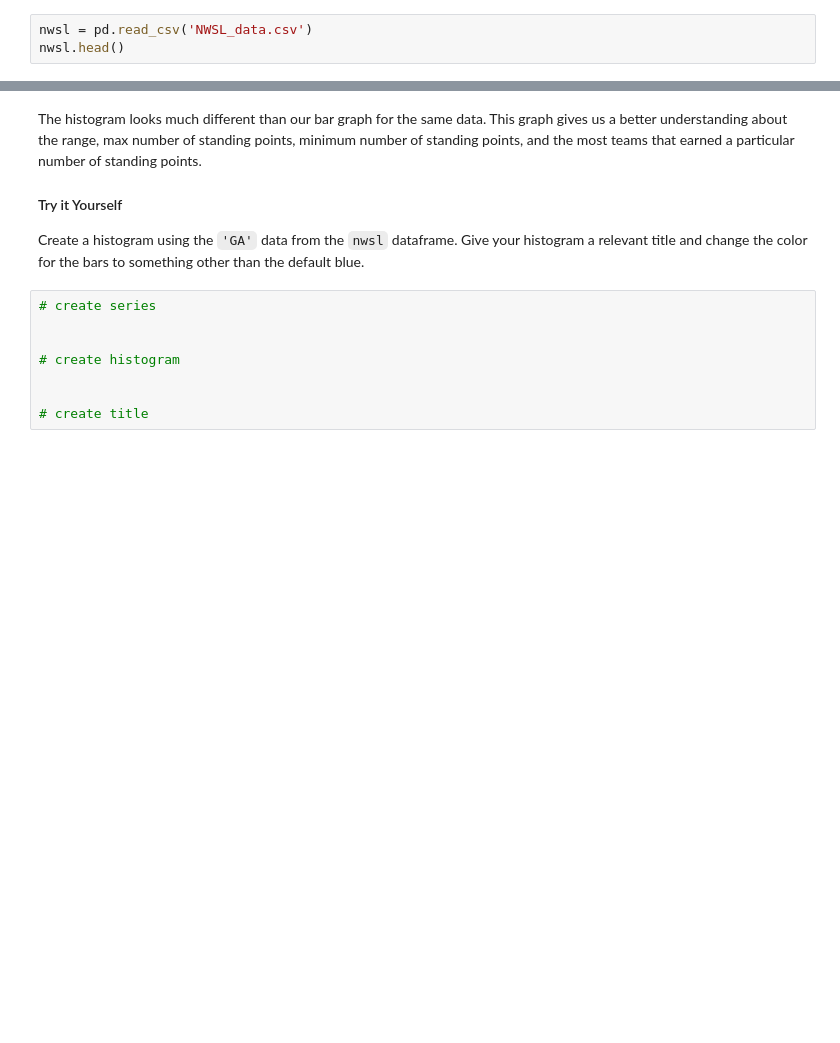
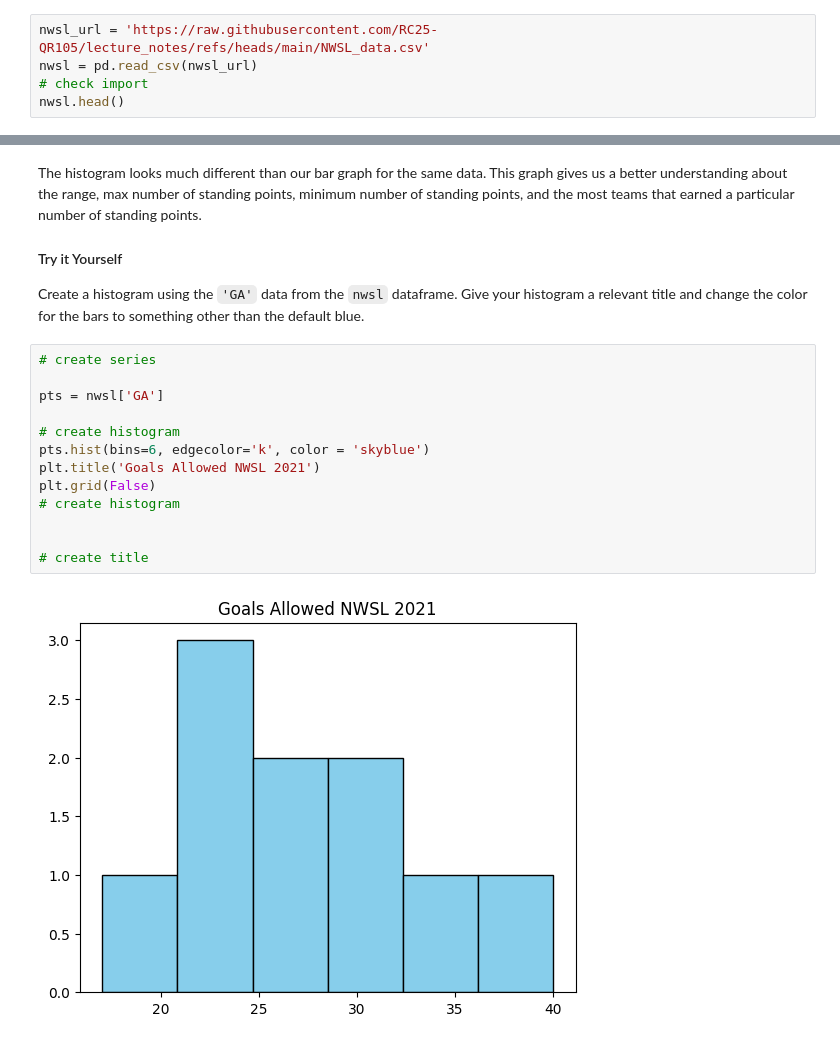
Before and after one commit to HunterZ315/qr105_lecture_notes, a Jupyter notebook: L08.1_statistics-II-displaying-data.ipynb, the cells around one changed output, grey strips where cells are left out. Cells and saved outputs as stored; diff of their text form; blank space fills up the shorter version.

```diff
--- a/L08.1_statistics-II-displaying-data.ipynb
+++ b/L08.1_statistics-II-displaying-data.ipynb
@@ -338,3 +296,5 @@ To import the data from our file we need to use the pandas function `read_csv`.
 # %%
-nwsl = pd.read_csv('NWSL_data.csv')
+nwsl_url = 'https://raw.githubusercontent.com/RC25-QR105/lecture_notes/refs/heads/main/NWSL_data.csv'
+nwsl = pd.read_csv(nwsl_url)
+# check import
 nwsl.head()
@@ -386,11 +401,18 @@ Create a histogram using the `'GA'` data from the `nwsl` dataframe. Give your hi
 # %%
 # create series
 
+pts = nwsl['GA']
 
+# create histogram
+pts.hist(bins=6, edgecolor='k', color = 'skyblue')
+plt.title('Goals Allowed NWSL 2021')
+plt.grid(False)
 # create histogram
 
 
 # create title
+# %% [output]
+[figure, added]
 # %% [markdown]
 ## Distribution of Data
 
```
Also changed, not shown: parts of 14 cells of this notebook.
